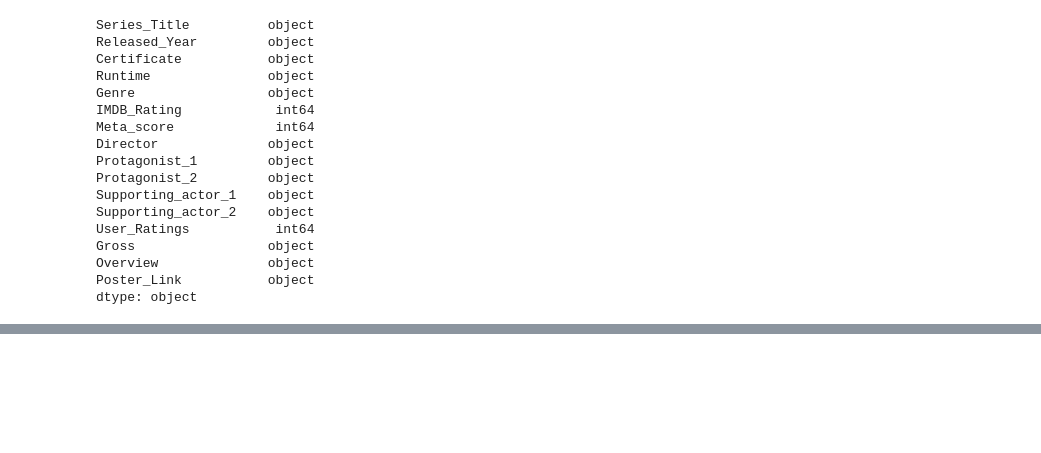
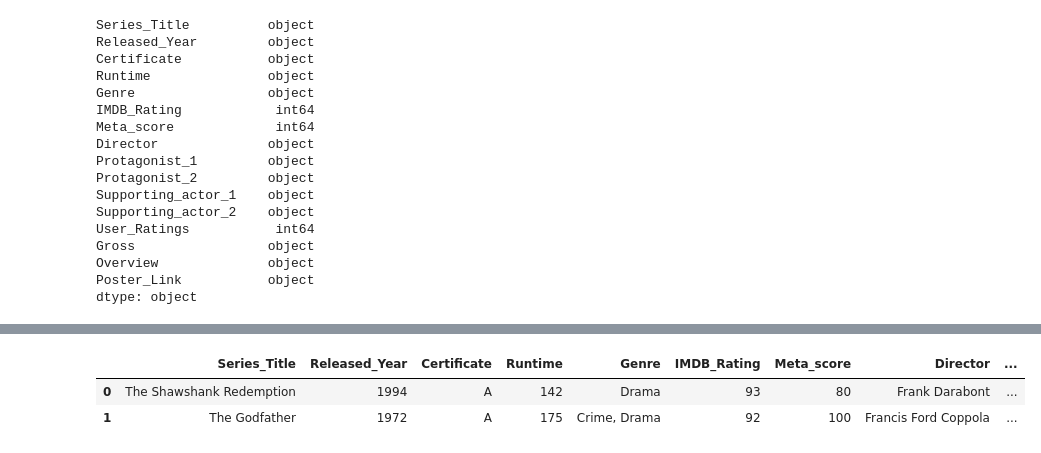
Before and after one commit to Adalab/DA-promo-A-module-3-pairprog-2-pair-2-Lidia-Laura, a Jupyter notebook: Tableau imdb_top_1000.ipynb, the cells around one changed output, grey strips where cells are left out. Saved outputs shown, nothing was run; the diff lists cells and outputs as text; code cells hidden in the pictures; blank space fills up the shorter version.

```diff
--- a/Tableau imdb_top_1000.ipynb
+++ b/Tableau imdb_top_1000.ipynb
@@ -200,2 +224,8 @@ dtype: object
+# %%
+df_imbd.head(2)
+# %% [output]
+|  | Series_Title | Released_Year | Certificate | Runtime | Genre | IMDB_Rating | Meta_score | Director | ... |
+| 0 | The Shawshank Redemption | 1994 | A | 142 | Drama | 93 | 80 | Frank Darabont | ... |
+| 1 | The Godfather | 1972 | A | 175 | Crime, Drama | 92 | 100 | Francis Ford Coppola | ... |
 # %%
 df_imbd.to_csv("Tableau_limpio.csv")
```
Also changed, not shown: parts of 21 cells of this notebook.
